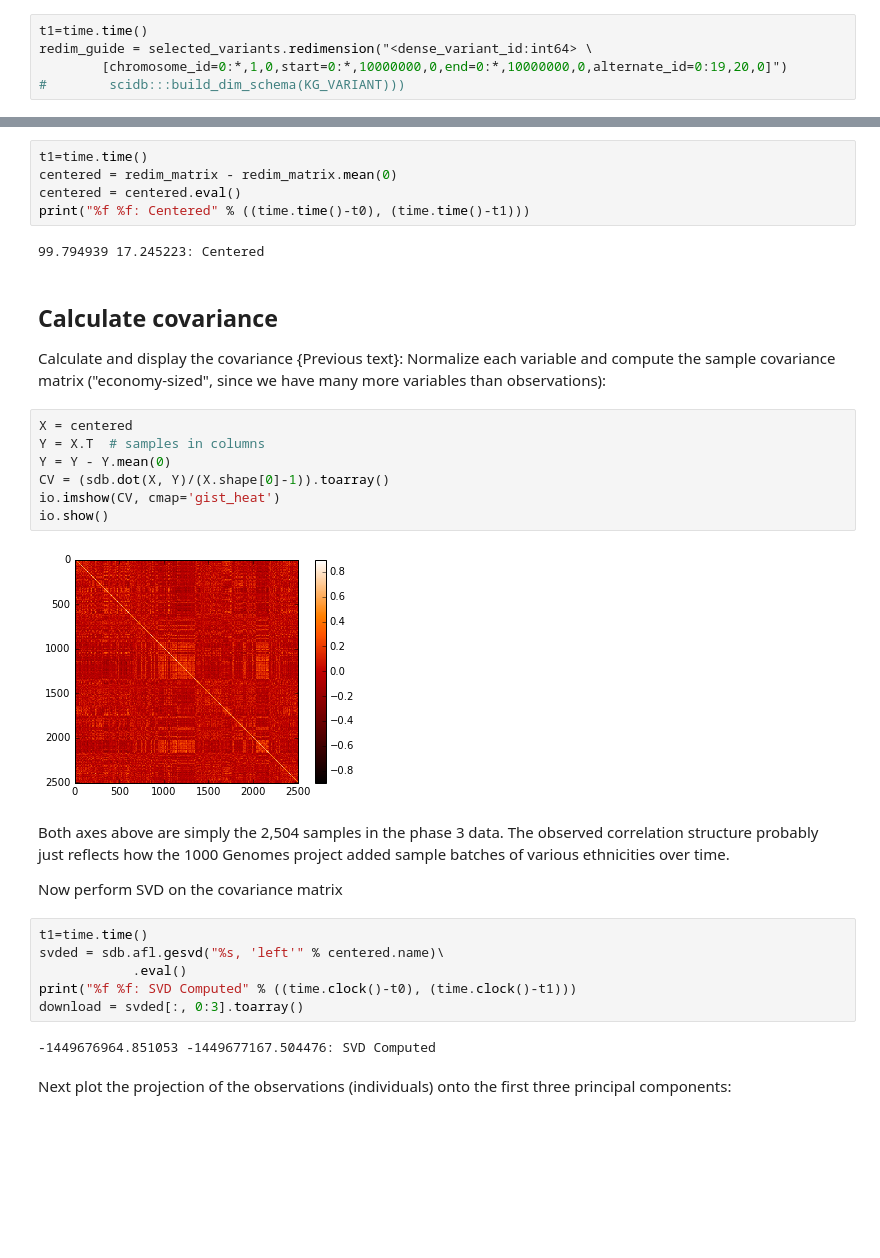
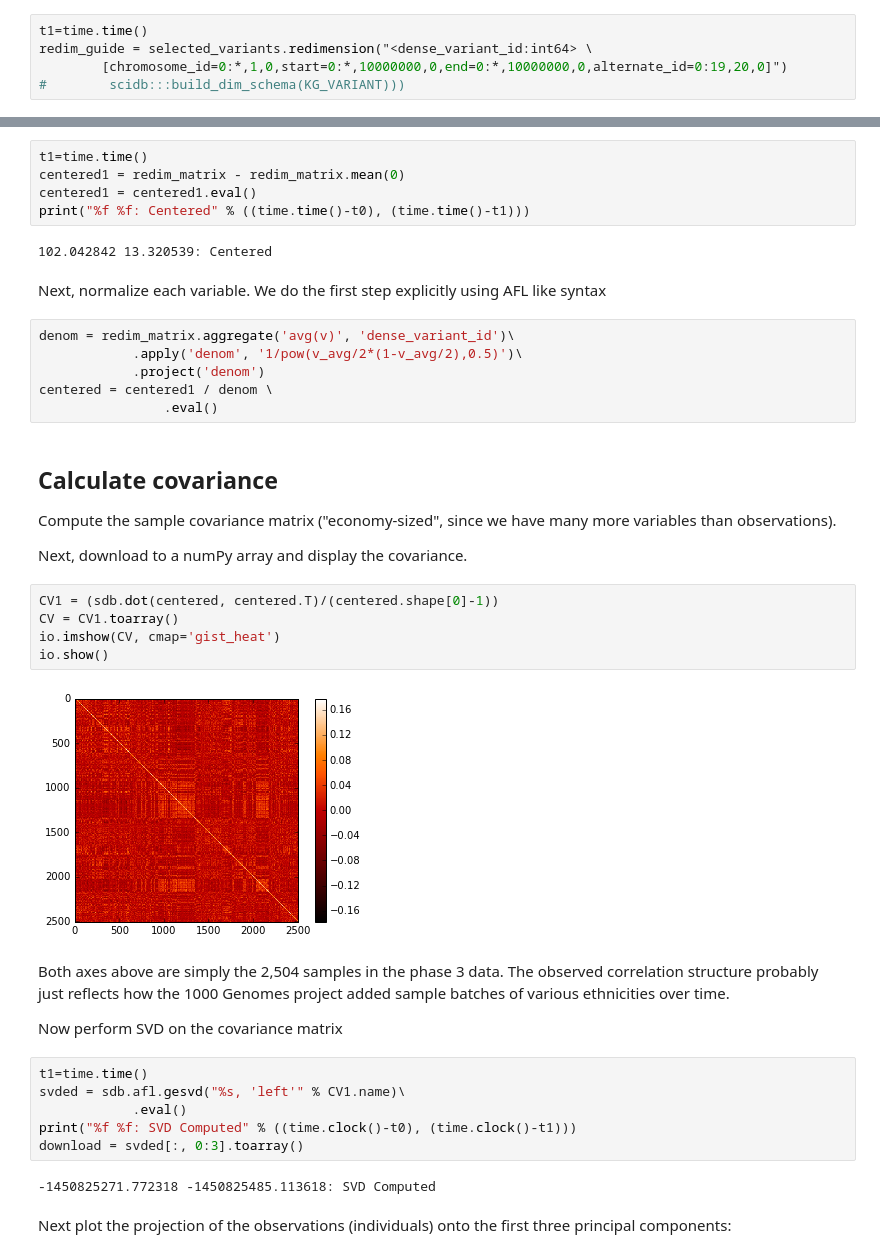
Before and after one commit to ksens/scidb-notebooks, a Jupyter notebook: 1000G.ipynb, the cells around one changed output, grey strips where cells are left out. Cells and saved outputs as stored; diff of their text form; blank space fills up the shorter version.

Commit message:
added normalization; made text edits

```diff
--- a/1000G.ipynb
+++ b/1000G.ipynb
@@ -204,37 +219,44 @@ Sweep out the column means
 # %%
 t1=time.time()
-centered = redim_matrix - redim_matrix.mean(0)
-centered = centered.eval()
+centered1 = redim_matrix - redim_matrix.mean(0)
+centered1 = centered1.eval()
 print("%f %f: Centered" % ((time.time()-t0), (time.time()-t1)))
 # %% [output]
-99.794939 17.245223: Centered
+102.042842 13.320539: Centered
+# %% [markdown]
+Next, normalize each variable. We do the first step explicitly using AFL like syntax
+# %%
+denom = redim_matrix.aggregate('avg(v)', 'dense_variant_id')\
+            .apply('denom', '1/pow(v_avg/2*(1-v_avg/2),0.5)')\
+            .project('denom')
+centered = centered1 / denom \
+                .eval()
 # %% [markdown]
 ## Calculate covariance
 
 
-Calculate and display the covariance
-{Previous text}: Normalize each variable and compute the sample covariance matrix ("economy-sized", since we have many more variables than observations):
+Compute the sample covariance matrix ("economy-sized", since we have many more variables than observations).
+
+Next, download to a numPy array and display the covariance.
 # %%
-X = centered
-Y = X.T  # samples in columns
-Y = Y - Y.mean(0)
-CV = (sdb.dot(X, Y)/(X.shape[0]-1)).toarray()
+CV1 = (sdb.dot(centered, centered.T)/(centered.shape[0]-1))
+CV = CV1.toarray()
 io.imshow(CV, cmap='gist_heat')
 io.show()
 # %% [output]
-[figure, old version]
+[figure, new version]
 # %% [markdown]
 Both axes above are simply the 2,504 samples in the phase 3 data. The observed correlation structure probably just reflects how the 1000 Genomes project added sample batches of various ethnicities over time.
 
 Now perform SVD on the covariance matrix
 # %%
 t1=time.time()
-svded = sdb.afl.gesvd("%s, 'left'" % centered.name)\
+svded = sdb.afl.gesvd("%s, 'left'" % CV1.name)\
             .eval()
 print("%f %f: SVD Computed" % ((time.clock()-t0), (time.clock()-t1)))
 download = svded[:, 0:3].toarray()
 # %% [output]
--1449676964.851053 -1449677167.504476: SVD Computed
+-1450825271.772318 -1450825485.113618: SVD Computed
 # %% [markdown]
 Next plot the projection of the observations (individuals) onto the first three principal components:
 # %%
```
Also changed, not shown: parts of 16 cells of this notebook.
